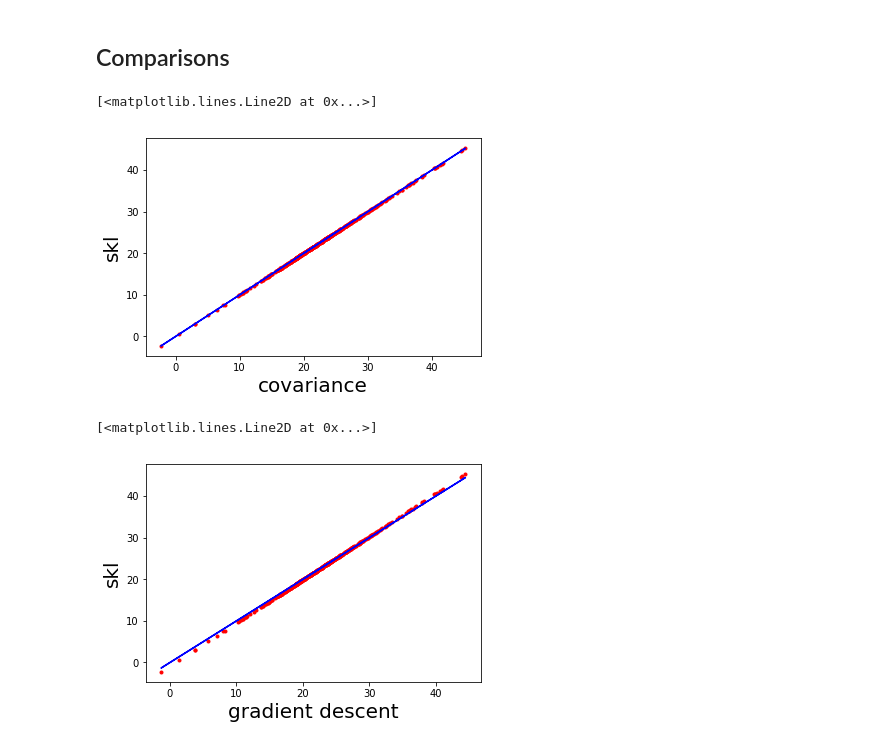
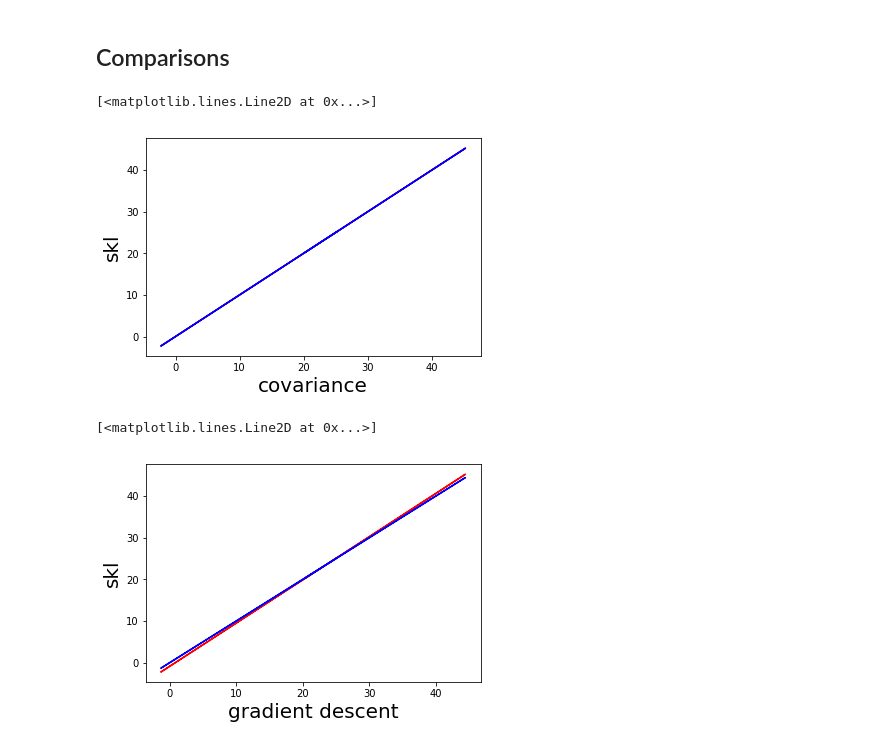
Before and after one commit to satwikm39/LinearRegression, a Jupyter notebook: Univar_comparison.ipynb, the cells around one changed output. Saved outputs shown, nothing was run; the diff lists cells and outputs as text; code cells hidden in the pictures.

```diff
--- a/Univar_comparison.ipynb
+++ b/Univar_comparison.ipynb
@@ -47,0 +40,4 @@ array([-34.67062078])
+# %%
+predMedV=reg.predict(rm)
+df['predMedV']=predMedV
+df.head()
@@ -54,7 +57,3 @@ plt.plot(df.RM,reg.predict(rm),color='blue')
 # %% [output]
 [<matplotlib.lines.Line2D at 0x...>]
 [figure]
-# %%
-p1=reg.predict(rm)
-df['pred1']=p1
-df.head()
@@ -189,25 +178,25 @@ b=df[['pred2']]
 c=df[['pred3']]
 # %%
 r1=linear_model.LinearRegression()
-r1.fit(p1,p2)
+r1.fit(predMedV,p2)
 
 %matplotlib inline
 plt.xlabel('covariance', fontsize=20)
 plt.ylabel('skl', fontsize=20)
-plt.scatter(df.pred2,df.pred1,color='red',marker='.')
+plt.plot(df.pred2,df.pred1,color='red')
 plt.plot(df.pred2,r1.predict(b),color='blue')
 # %% [output]
 [<matplotlib.lines.Line2D at 0x...>]
-[figure, old version]
+[figure, new version]
 # %%
 r2=linear_model.LinearRegression()
-r2.fit(p1,p2)
+r2.fit(predMedV,p2)
 
 %matplotlib inline
 plt.xlabel('gradient descent', fontsize=20)
 plt.ylabel('skl', fontsize=20)
-plt.scatter(df.pred3,df.pred1,color='red',marker='.')
+plt.plot(df.pred3,df.pred1,color='red')
 plt.plot(df.pred3,r1.predict(c),color='blue')
 # %% [output]
 [<matplotlib.lines.Line2D at 0x...>]
-[figure, old version]
+[figure, new version]
```
Also changed, not shown: parts of 7 cells of this notebook.
